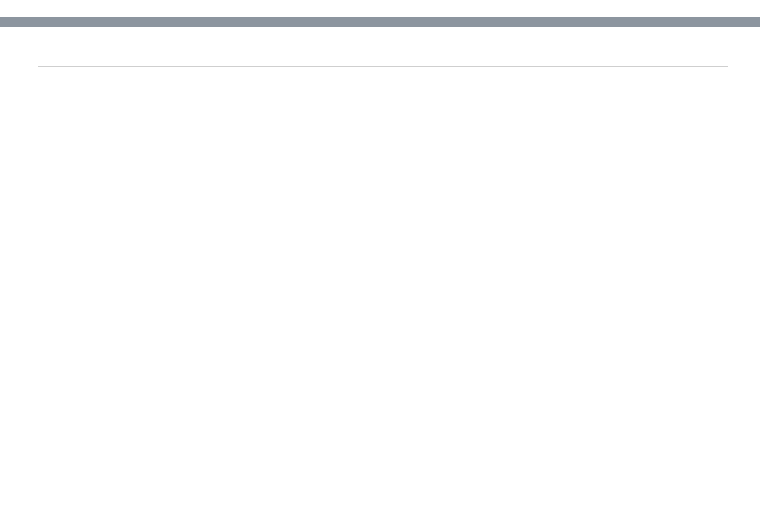
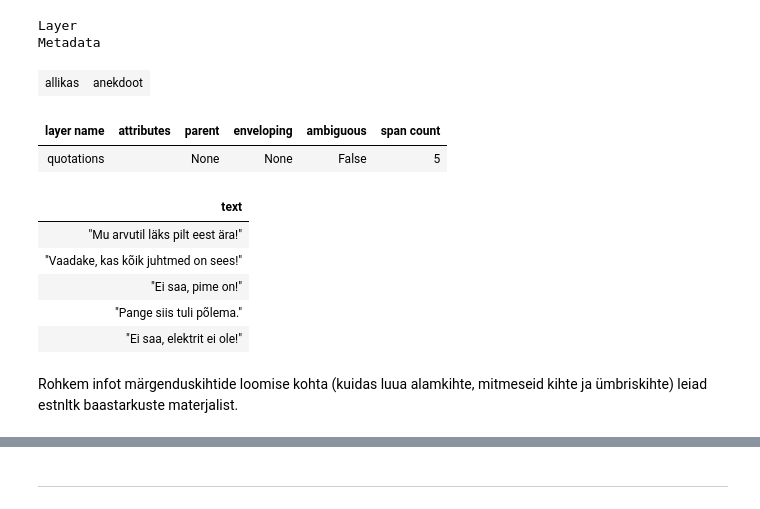
Before and after one commit to d009/EstNLP, a Jupyter notebook: Praktikum9/Praktikum_9.ipynb, the cells around one changed output, grey strips where cells are left out. Cells and saved outputs as stored; diff of their text form; code cells hidden in the pictures; blank space fills up the shorter version.

```diff
--- a/Praktikum9/Praktikum_9.ipynb
+++ b/Praktikum9/Praktikum_9.ipynb
@@ -325,0 +192,8 @@ Näiteks, nimisõna _hobune_ on saanud võrdlemisi kõrge konkreetsuse skoori (5
+# %%
+text_str = '''
+Mees helistab arvutiabi telefonile ja kurdab: "Mu arvutil läks pilt eest ära!"
+"Vaadake, kas kõik juhtmed on sees!" ütleb spetsialist.
+"Ei saa, pime on!" ütleb hädaline.
+"Pange siis tuli põlema."
+"Ei saa, elektrit ei ole!"
+'''
@@ -325,0 +206,7 @@ Näiteks, nimisõna _hobune_ on saanud võrdlemisi kõrge konkreetsuse skoori (5
+# %%
+import re
+quotations_regexp = re.compile('("[^"]+")')
+for match_obj in list( quotations_regexp.finditer( text_str ) ):
+    print( match_obj.start(1),   # lõigu algus
+           match_obj.end(1),     # lõigu lõpp
+           match_obj.group(1) )  # lõigu sisu (sõne)
@@ -325,0 +221,6 @@ Näiteks, nimisõna _hobune_ on saanud võrdlemisi kõrge konkreetsuse skoori (5
+# %%
+from estnltk import Text, Layer
+
+text_obj = Text( text_str )
+layer = Layer(name='quotations', attributes=(), text_object=text_obj)
+layer.meta['allikas'] = 'anekdoot'
@@ -325,0 +233,20 @@ Näiteks, nimisõna _hobune_ on saanud võrdlemisi kõrge konkreetsuse skoori (5
+# %%
+for match_obj in quotations_regexp.finditer( text_obj.text ):
+    quotation_start = match_obj.start(1)
+    quotation_end   = match_obj.end(1)
+    layer.add_annotation( (quotation_start, quotation_end) )
+layer
+# %% [output]
+Layer
+Metadata
+| allikas | anekdoot |
+| layer name | attributes | parent | enveloping | ambiguous | span count |
+| quotations |  | None | None | False | 5 |
+| text |
+| "Mu arvutil läks pilt eest ära!" |
+| "Vaadake, kas kõik juhtmed on sees!" |
+| "Ei saa, pime on!" |
+| "Pange siis tuli põlema." |
+| "Ei saa, elektrit ei ole!" |
+# %% [markdown]
+Rohkem infot märgenduskihtide loomise kohta (kuidas luua alamkihte, mitmeseid kihte ja ümbriskihte) leiad estnltk baastarkuste materjalist.
```
Also changed, not shown: parts of 105 cells of this notebook.
